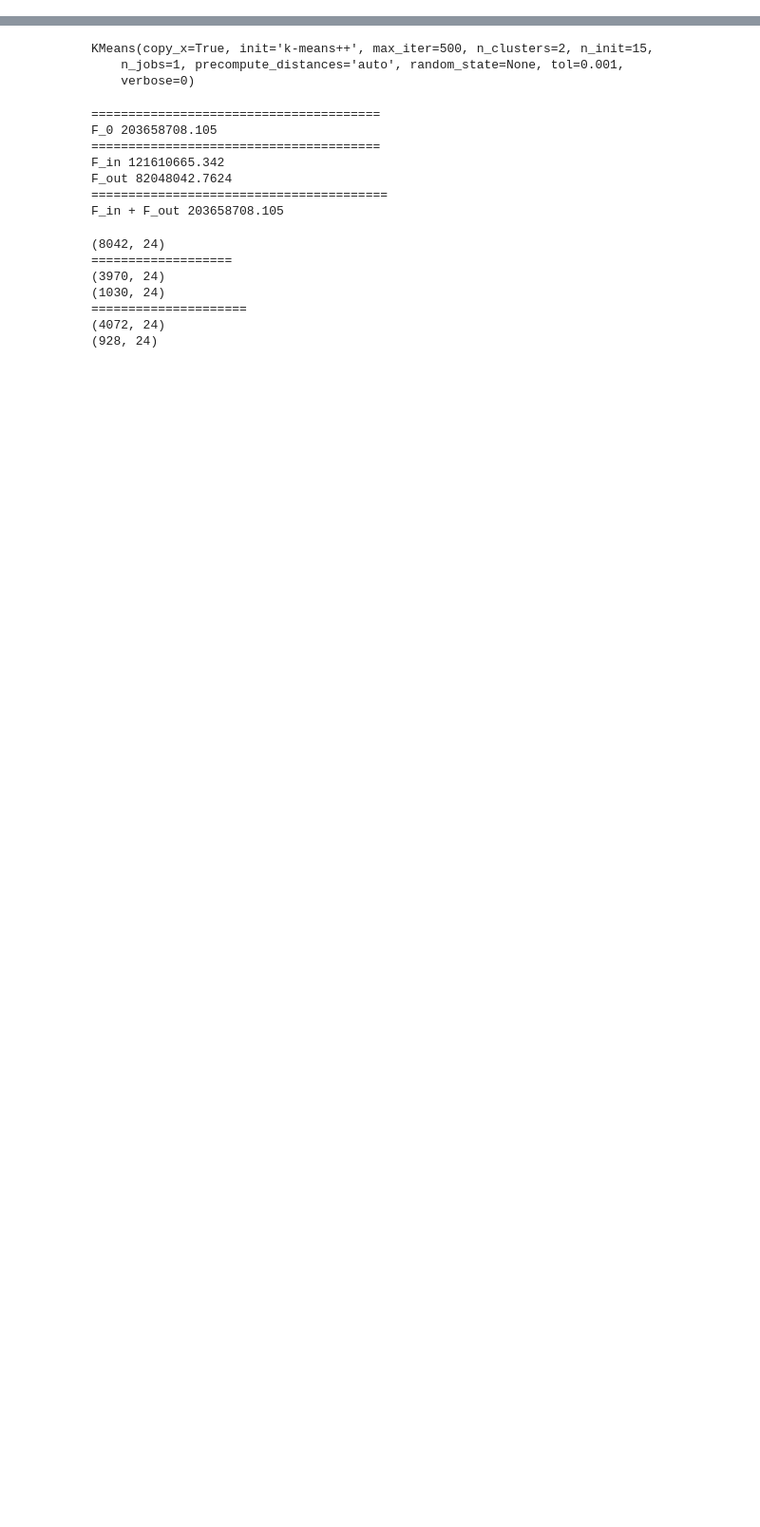
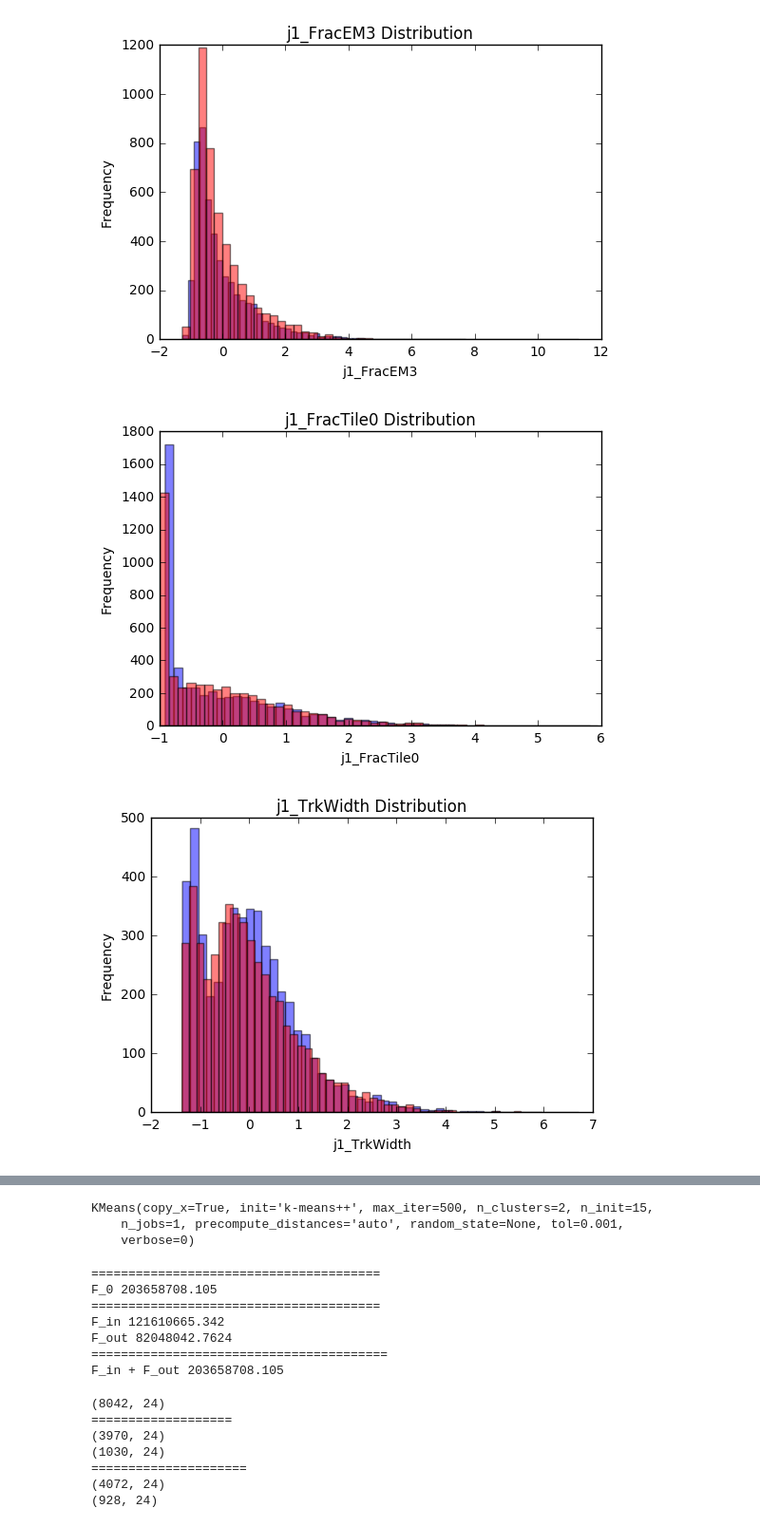
Before and after one commit to micaelverissimo/PtRelAnalysis, a Jupyter notebook: Clustering.ipynb, the cells around one changed output, grey strips where cells are left out. Shown at 95% size. Drawn from its saved outputs; the diff is of its cells as text; code cells hidden in the pictures; blank space fills up the shorter version.

```diff
--- a/Clustering.ipynb
+++ b/Clustering.ipynb
@@ -25,0 +26,24 @@ Time to load all files: 0.010 seconds
+# %%
+import matplotlib.pyplot as plt
+
+save_plots = '/home/micael/MyWorkspace/DATA/Plots'
+
+variables = "j1_FracEM3,j1_FracTile0,j1_TrkWidth,j1_EMF,j1_JVF,j1_NTrk,j1_SumPtTrk,j1_Pt,j1_Eta,j1_Phi,j1_E,j1_PtRel,j2_FracEM3,j2_FracTile0,j2_TrkWidth,j2_EMF,j2_JVF,j2_NTrk,j2_SumPtTrk,j2_Pt,j2_Eta,j2_Phi,j2_E,j2_PtRel"
+
+for variable,i in zip(variables.split(','),range(len(signal[0]))):
+
+    #media zero
+    sig_norm = (signal[:,i] - np.full(signal[:,i].shape,np.mean(signal[:,i],axis=0)))/np.std(signal[:,i],axis=0)
+    ttbar_norm = (TTbar[:,i] - np.full(TTbar[:,i].shape,np.mean(TTbar[:,i],axis=0)))/np.std(TTbar[:,i],axis=0)
+
+    plt.hist(sig_norm,50,color='b',alpha=0.5)
+    plt.hist(ttbar_norm,50,color='r',alpha=0.5)
+    plt.title(variable+' Distribution')
+    plt.xlabel(variable)
+    plt.ylabel("Frequency")
+    plt.savefig(save_plots+'/'+'normalized_distribution_'+variable+'.pdf')
+    plt.show()
+# %% [output]
+[figure, added]
+[figure, added]
+[figure, added]
```
Also changed, not shown: parts of 4 cells of this notebook.
